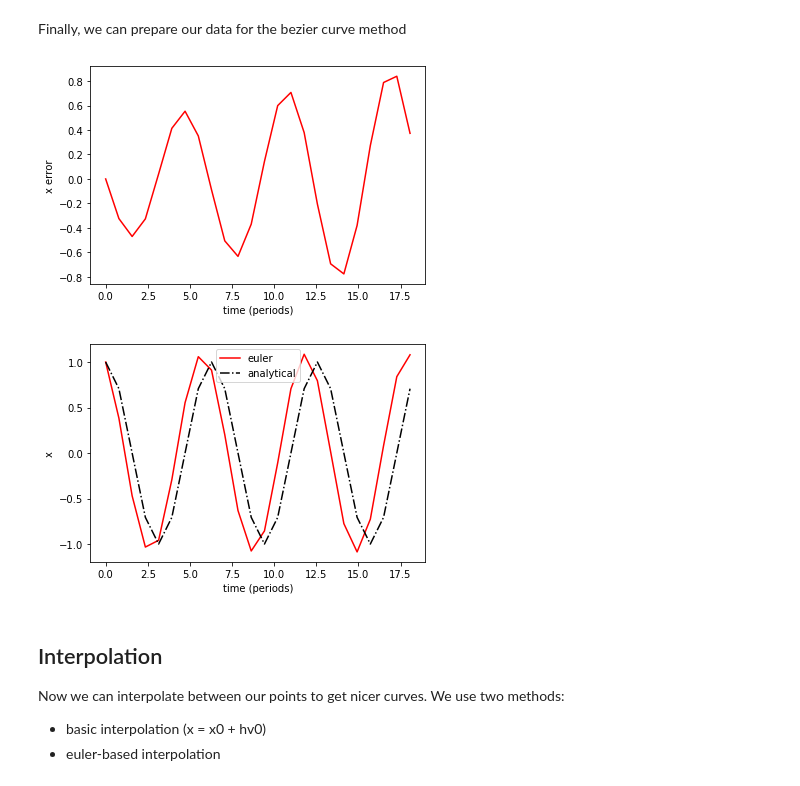
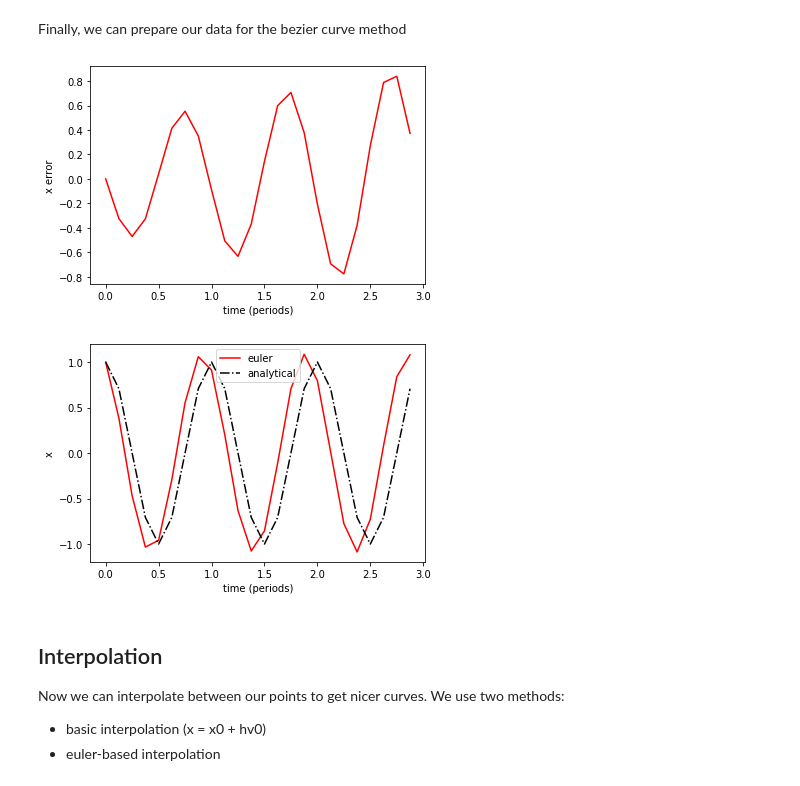
Before and after one commit to amyinorbit/bezier-tests, a Jupyter notebook: bezier-tests.ipynb, the cells around one changed output. Cells and saved outputs as stored; diff of their text form; code cells hidden in the pictures.

```diff
--- a/bezier-tests.ipynb
+++ b/bezier-tests.ipynb
@@ -60,22 +60,22 @@ bBezier.append(bBezier[-1])
 # %%
 xErr2 = (xEuler - xAnalytical)
 vErr2 = (vEuler - vAnalytical)
 
 figure()
-plot(tVisual, xErr2, 'r', label = 'position error')
+plot(tVisual/period, xErr2, 'r', label = 'position error')
 xlabel('time (periods)')
 ylabel('x error')
 
 figure()
-plot(tVisual, xEuler, 'r', label = 'euler')
-plot(tVisual, xAnalytical, 'k-.', label = 'analytical')
+plot(tVisual/period, xEuler, 'r', label = 'euler')
+plot(tVisual/period, xAnalytical, 'k-.', label = 'analytical')
 xlabel('time (periods)')
 ylabel('x')
 legend()
 show()
 # %% [output]
-[figure, old version]
+[figure, new version]
-[figure, old version]
+[figure, new version]
 # %% [markdown]
 ## Interpolation
 
```
Also changed, not shown: parts of 1 cell of this notebook.
